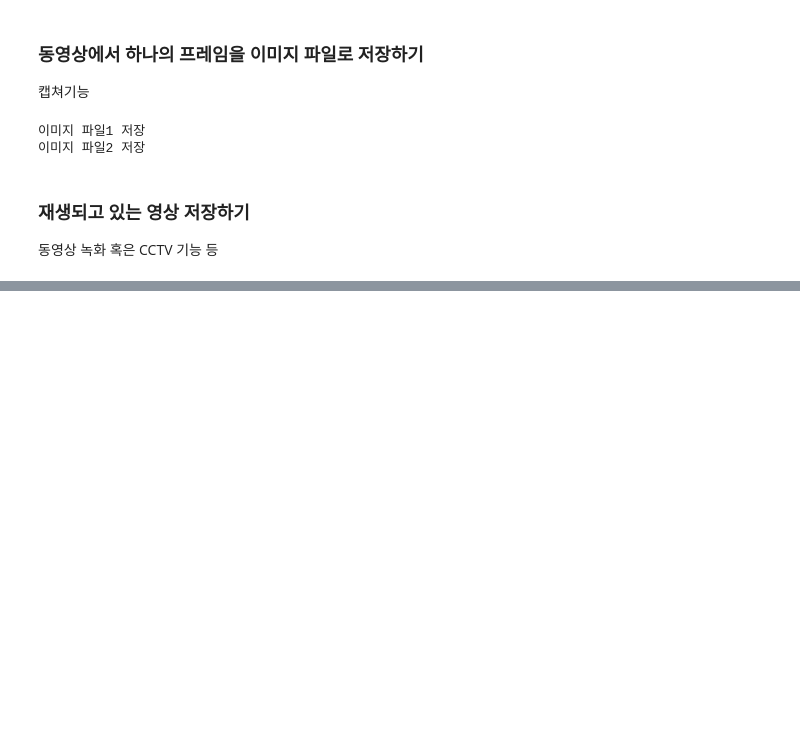
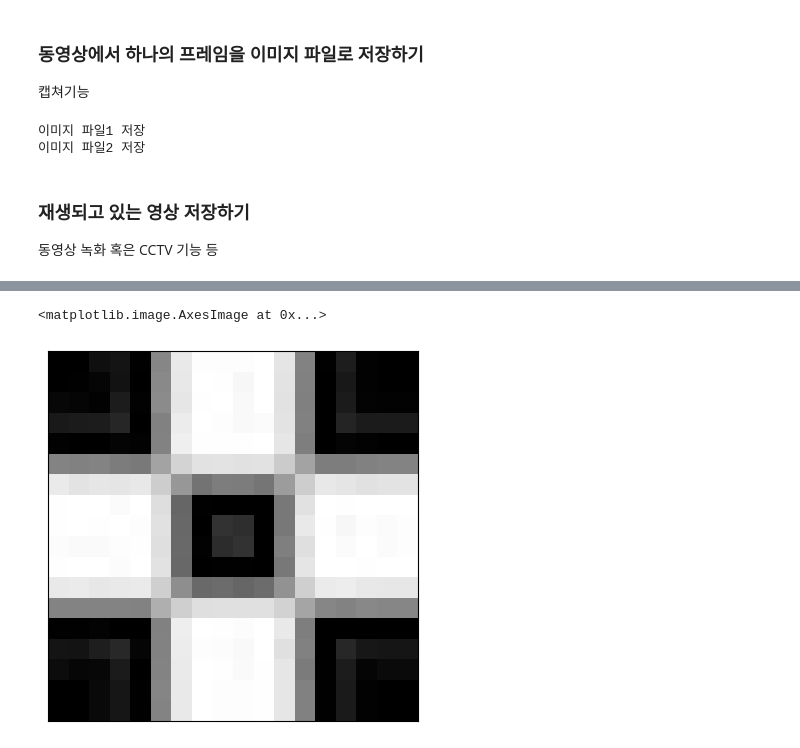
Before and after one commit to DreamCodersKR/Mentors_Ai, a Jupyter notebook: notebooks/study/openCV/ex_01 이미지 및 영상 로드.ipynb, the cells around one changed output, grey strips where cells are left out. Drawn from its saved outputs; the diff is of its cells as text; code cells hidden in the pictures; blank space fills up the shorter version.

```diff
--- a/notebooks/study/openCV/ex_01 이미지 및 영상 로드.ipynb
+++ b/notebooks/study/openCV/ex_01 이미지 및 영상 로드.ipynb
@@ -178,0 +207,8 @@ cv2.destroyAllWindows()
+# %%
+img = cv2.imread('images/board_fuzzy.jpg', cv2.IMREAD_GRAYSCALE)
+
+plt.xticks([]), plt.yticks([])
+plt.imshow(img, cmap='gray')
+# %% [output]
+<matplotlib.image.AxesImage at 0x...>
+[figure, added]
```
Also changed, not shown: parts of 7 cells of this notebook, 12 other files.
